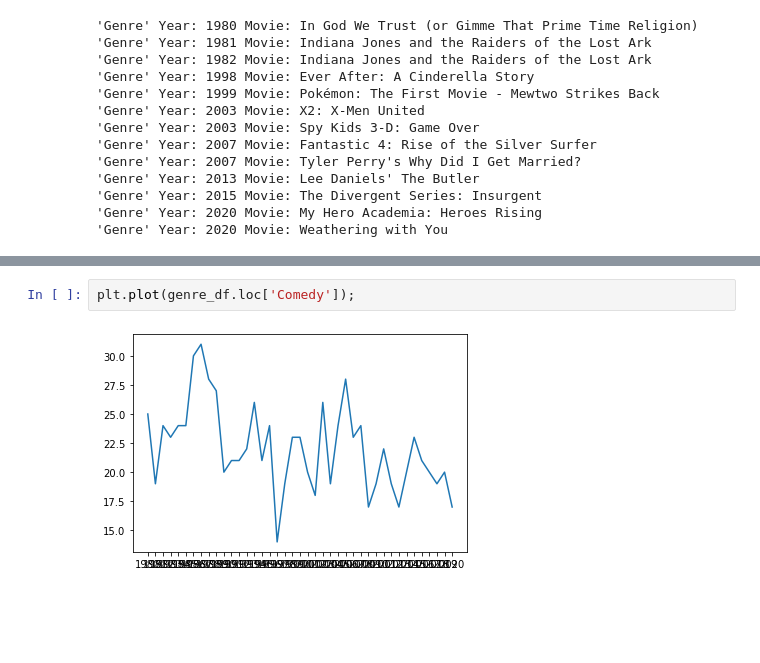
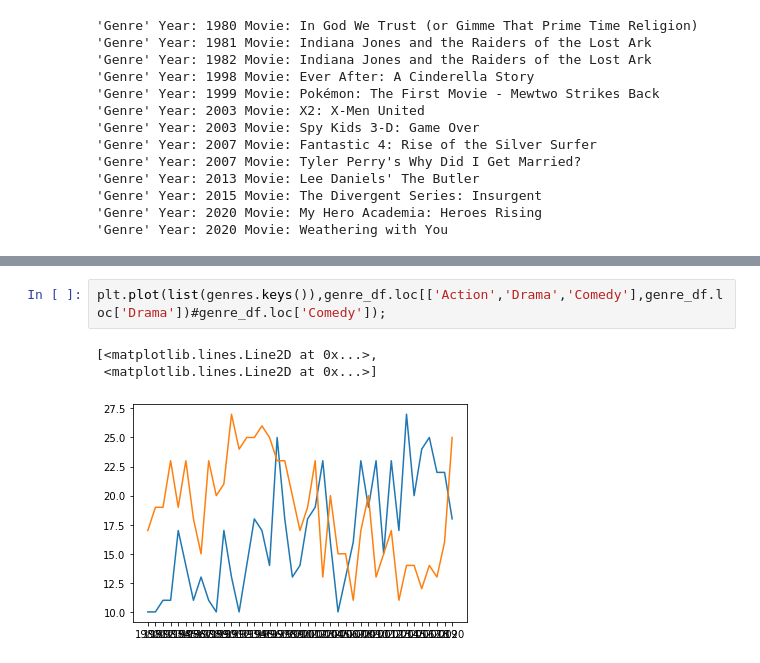
Before and after one commit to jackatopolis/apatosaurus_movies, a Jupyter notebook: Genre1.ipynb, the cells around one changed output, grey strips where cells are left out. Drawn from its saved outputs; the diff is of its cells as text; blank space fills up the shorter version.

Commit message:
Updated Genres

```diff
--- a/Genre1.ipynb
+++ b/Genre1.ipynb
@@ -91,5 +74,7 @@ genre_df.fillna(0)
 25 rows × 41 columns
 # %%
-plt.plot(genre_df.loc['Comedy']);
+plt.plot(list(genres.keys()),genre_df.loc[['Action','Drama','Comedy'],genre_df.loc['Drama'])#genre_df.loc['Comedy']);
 # %% [output]
+[<matplotlib.lines.Line2D at 0x...>,
+ <matplotlib.lines.Line2D at 0x...>]
-[figure, old version]
+[figure, new version]
```
Also changed, not shown: parts of 8 cells of this notebook.
